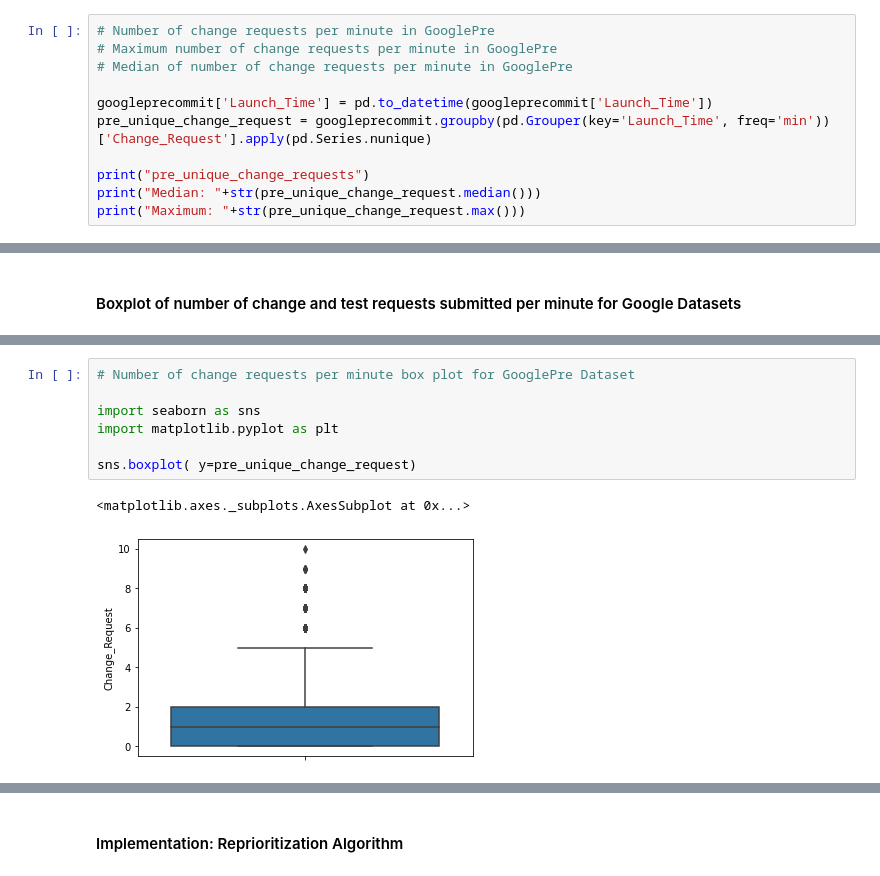
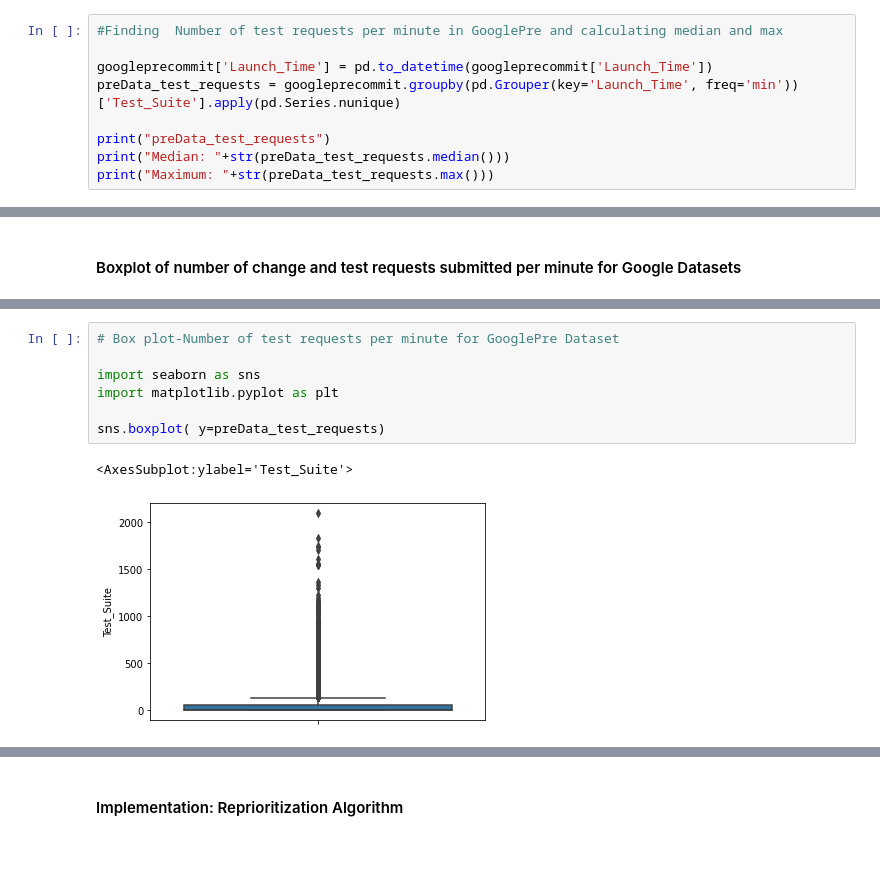
Before and after one commit to HarishJayasankar/SOEN-7481-Project, a Jupyter notebook: TestReprioritization.ipynb, the cells around one changed output, grey strips where cells are left out. Drawn from its saved outputs; the diff is of its cells as text.

```diff
--- a/TestReprioritization.ipynb
+++ b/TestReprioritization.ipynb
@@ -135,12 +93,10 @@ Name: Status, Length: 1903, dtype: float64
 # %%
-# Number of change requests per minute in GooglePre
-# Maximum number of change requests per minute in GooglePre
-# Median of number of change requests per minute in GooglePre
+#Finding  Number of test requests per minute in GooglePre and calculating median and max
 
 googleprecommit['Launch_Time'] = pd.to_datetime(googleprecommit['Launch_Time'])
-pre_unique_change_request = googleprecommit.groupby(pd.Grouper(key='Launch_Time', freq='min'))['Change_Request'].apply(pd.Series.nunique)
+preData_test_requests = googleprecommit.groupby(pd.Grouper(key='Launch_Time', freq='min'))['Test_Suite'].apply(pd.Series.nunique)
 
-print("pre_unique_change_requests")
-print("Median: "+str(pre_unique_change_request.median()))
-print("Maximum: "+str(pre_unique_change_request.max()))
+print("preData_test_requests")
+print("Median: "+str(preData_test_requests.median()))
+print("Maximum: "+str(preData_test_requests.max()))
 # %% [output]
@@ -196,10 +138,10 @@ Maximum: 2560
 # %%
-# Number of change requests per minute box plot for GooglePre Dataset
+# Box plot-Number of test requests per minute for GooglePre Dataset
 
 import seaborn as sns
 import matplotlib.pyplot as plt
 
-sns.boxplot( y=pre_unique_change_request)
+sns.boxplot( y=preData_test_requests)
 # %% [output]
-<matplotlib.axes._subplots.AxesSubplot at 0x...>
+<AxesSubplot:ylabel='Test_Suite'>
-[figure, old version]
+[figure, new version]
```
Also changed, not shown: parts of 38 cells of this notebook.
